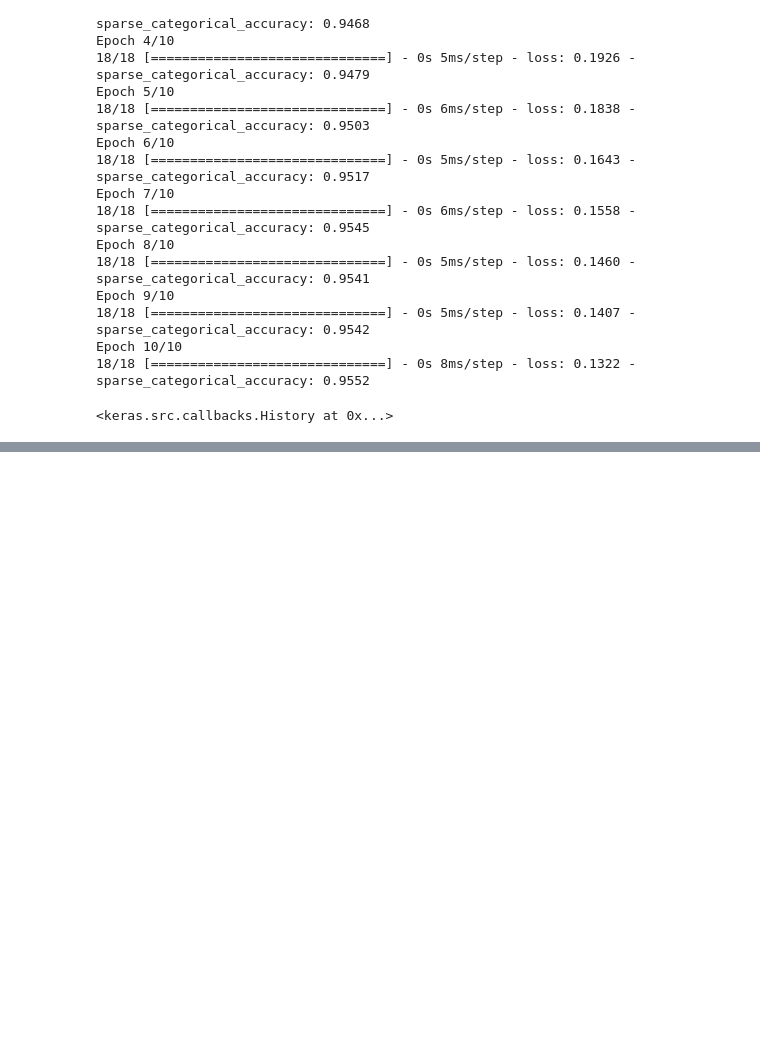
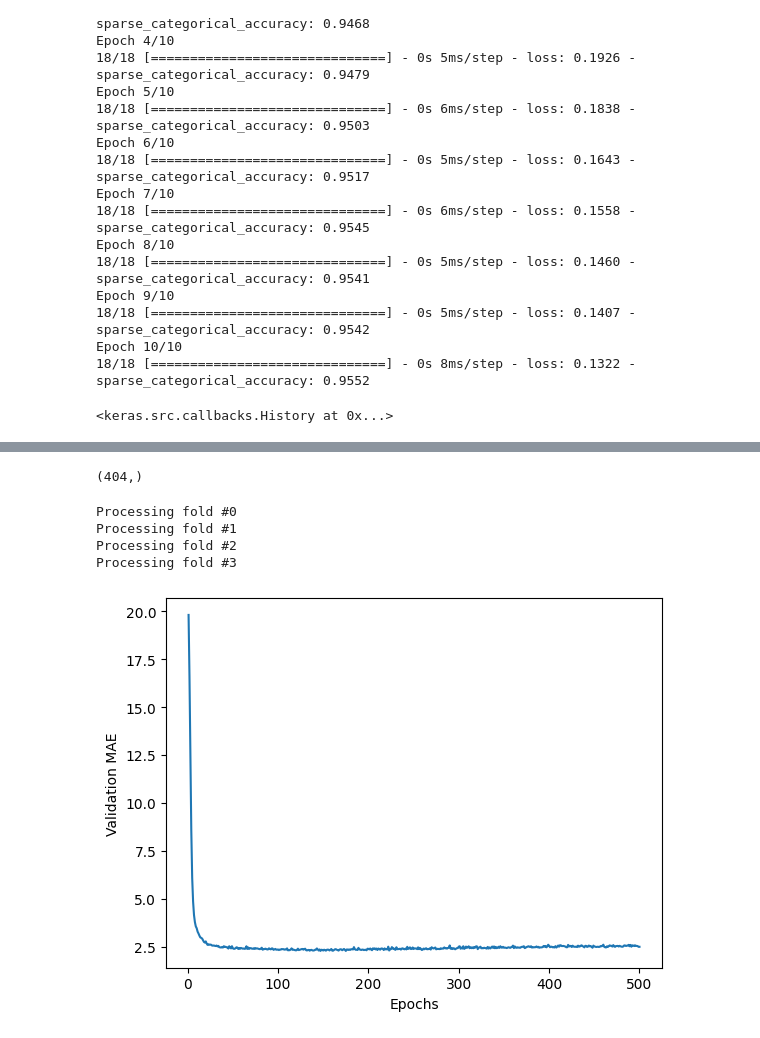
Before and after one commit to rlid/dl_python_chollet, a Jupyter notebook: chapter_4.ipynb, the cells around one changed output, grey strips where cells are left out. Saved outputs shown, nothing was run; the diff lists cells and outputs as text; code cells hidden in the pictures; blank space fills up the shorter version.

```diff
--- a/chapter_4.ipynb
+++ b/chapter_4.ipynb
@@ -322,8 +319,15 @@ Downloading data from https://storage.googleapis.com/tensorflow/tf-keras-dataset
 mean = train_data.mean(axis=0)
 std = train_data.std(axis=0)
 
-train_data = (train_data - mean) / std
-test_data = (test_data - mean) / std
+x_train = (train_data - mean) / std
+x_test = (test_data - mean) / std
+
+y_train = train_targets
+y_test = test_targets
+
+y_train.shape
+# %% [output]
+(404,)
 # %%
 def build_model():
     model = keras.Sequential([
@@ -335,3 +339,40 @@ def build_model():
                   loss=losses.mse,
                   metrics=[metrics.mae])
     return model
+# %%
+k = 4
+
+num_val_samples = len(train_data) // k
+
+num_epochs = 500
+
+all_mae_histories = []
+
+for i in range(k):
+    print(f'Processing fold #{i}')
+    x_val = x_train[i * num_val_samples:(i + 1) * num_val_samples]
+    y_val = y_train[i * num_val_samples:(i + 1) * num_val_samples]
+    x_train_partial = np.concatenate((x_train[:i * num_val_samples], x_train[(i + 1) * num_val_samples:]), axis=0)
+    y_train_partial = np.concatenate((y_train[:i * num_val_samples], y_train[(i + 1) * num_val_samples:]), axis=0)
+
+    model = build_model()
+
+    history = model.fit(x_train_partial, y_train_partial, epochs=num_epochs, batch_size=16, validation_data=(x_val, y_val), verbose=0)
+
+    mae_history = history.history['val_mean_absolute_error']
+
+    all_mae_histories.append(mae_history)
+# %% [output]
+Processing fold #0
+Processing fold #1
+Processing fold #2
+Processing fold #3
+# %%
+average_mae_history = [np.mean([x[i] for x in all_mae_histories]) for i in range(num_epochs)]
+# %%
+plt.plot(range(1, len(average_mae_history)+1), average_mae_history)
+plt.xlabel('Epochs')
+plt.ylabel('Validation MAE')
+plt.show()
+# %% [output]
+[figure, added]
```
Also changed, not shown: parts of 3 cells of this notebook, 4 other files.
